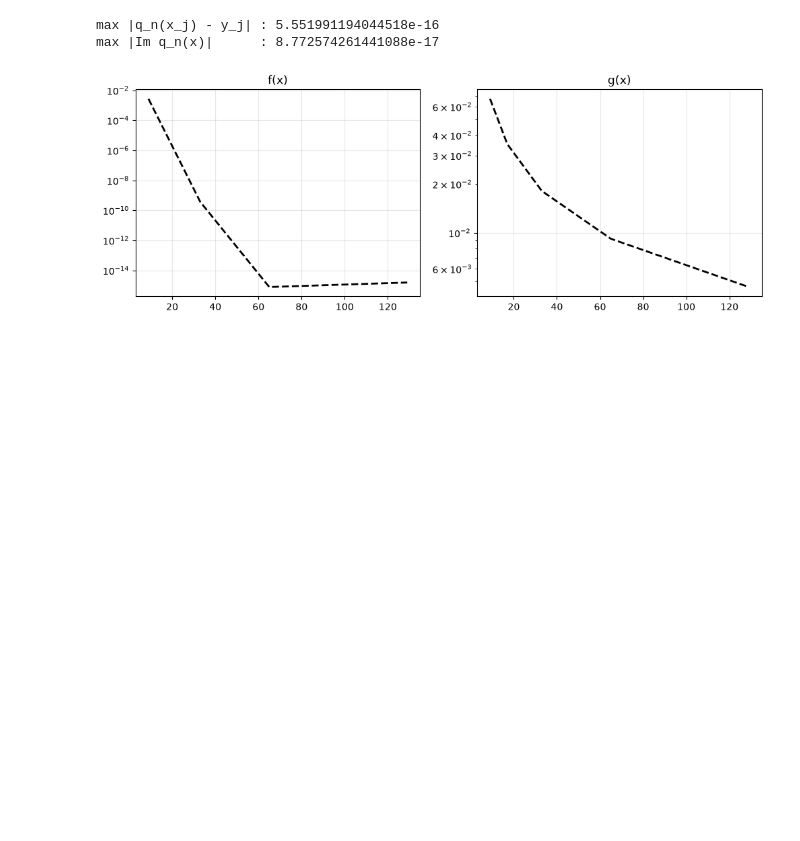
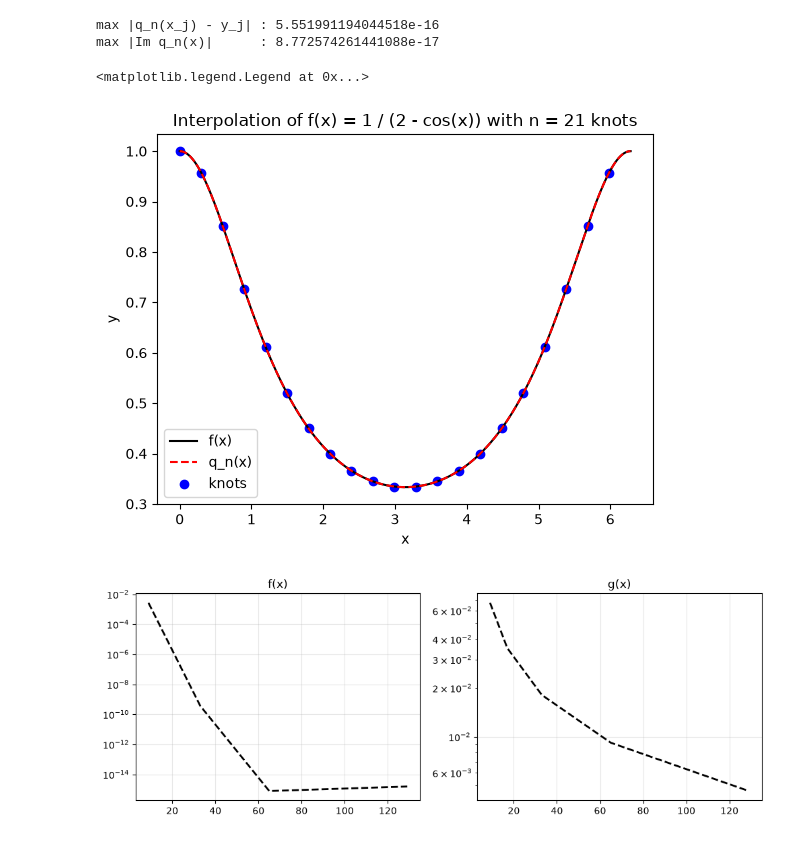
Before and after one commit to NicoReit54/Numerical_Computation, a Jupyter notebook: ex4.ipynb, the cells around one changed output. Cells and saved outputs as stored; diff of their text form; code cells hidden in the pictures; blank space fills up the shorter version.

```diff
--- a/ex4.ipynb
+++ b/ex4.ipynb
@@ -63,6 +63,19 @@ q = routine42(n, x_j=x_j, y=y)
 # %% [output]
 max |q_n(x_j) - y_j| : 5.551991194044518e-16
 max |Im q_n(x)|      : 8.772574261441088e-17
+# %%
+y_fine = f(np.linspace(0, 2*np.pi, 10001))
+
+plt.plot(np.linspace(0, 2*np.pi, 10001), y_fine, label="f(x)", color="black")
+plt.plot(np.linspace(0, 2*np.pi, 10001), q, label="q_n(x)", color="red", linestyle="--")
+plt.scatter(x_j, y, label="knots", color="blue")
+plt.title("Interpolation of f(x) = 1 / (2 - cos(x)) with n = 21 knots")
+plt.xlabel("x")
+plt.ylabel("y")
+plt.legend()
+# %% [output]
+<matplotlib.legend.Legend at 0x...>
+[figure, added]
 # %%
 n_list = [9,17,33,65,129]
 error_g = np.zeros(5)
```
Also changed, not shown: 1 other file.
